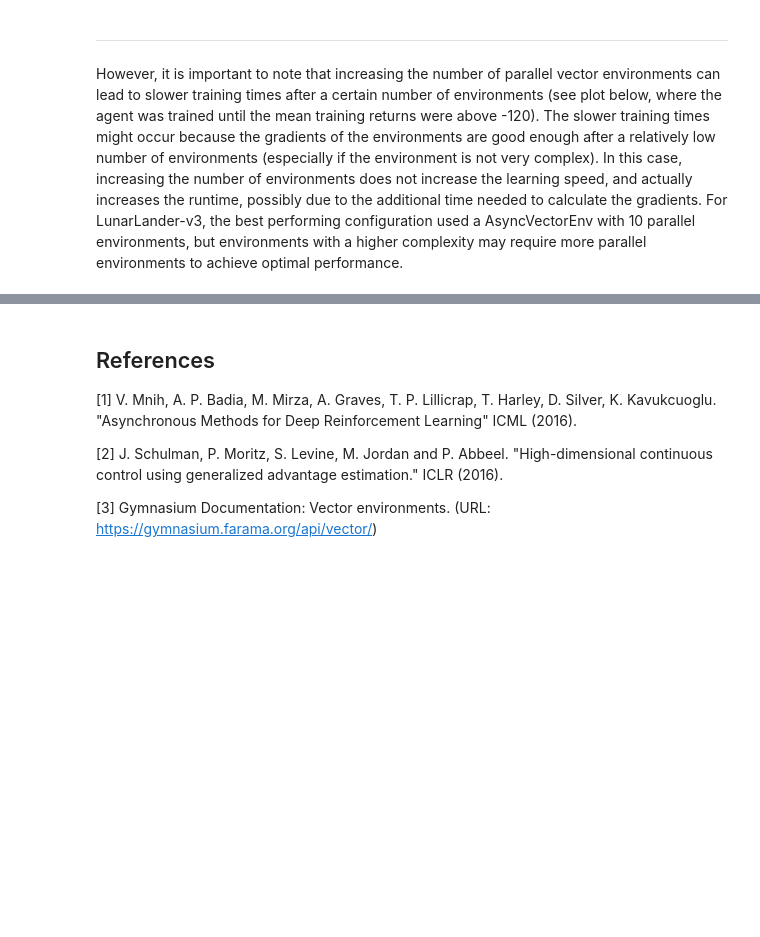
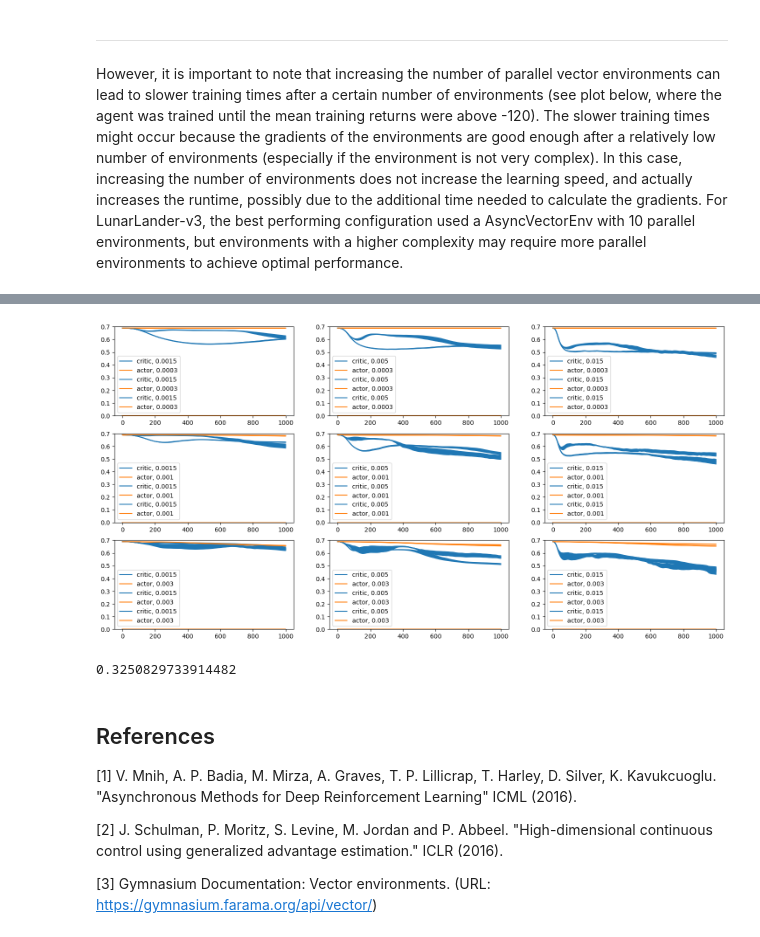
Before and after one commit to NeuroAIHub/EISep, a Jupyter notebook: docs/examples/vector_a2c_batch.ipynb, the cells around one changed output, grey strips where cells are left out. Saved outputs shown, nothing was run; the diff lists cells and outputs as text; code cells hidden in the pictures; blank space fills up the shorter version.

```diff
--- a/docs/examples/vector_a2c_batch.ipynb
+++ b/docs/examples/vector_a2c_batch.ipynb
@@ -284,10 +299,11 @@ critic_lrs = [0.0015, 0.005, 0.015]
 simple_type = 'rnn'
 ei_type = 'eisep'
 ## lack: absolute_eisep, colei_sgd, colei_adam
+stop_eie_fraction = 1.0
 for actor_lr in actor_lrs:
     for critic_lr in critic_lrs:
         for config in configurations:
             print(f"Training configuration: {config}, actor_lr: {actor_lr}, critic_lr: {critic_lr}")
             info = train(configuration=config, n_updates=1000, actor_lr=actor_lr, critic_lr=critic_lr,
-                  simple_type=simple_type, ei_type=ei_type)
+                  simple_type=simple_type, ei_type=ei_type, stop_eie_fraction=stop_eie_fraction)
 # %% [output]
@@ -355,6 +372,64 @@ with 10 parallel environments, but environments with a higher complexity may req
 parallel environments to achieve optimal performance.
 # %% [markdown]
 <img src="file://_static/img/tutorials/vector_env_runtime_until_threshold.png" alt="runtime_until_threshold_plot">
+# %%
+
+actor_lrs = [0.0003, 0.001, 0.003]
+critic_lrs = [0.0015, 0.005, 0.015]
+configurations = ['eisep_actor','eisep_critic','eisep_all']
+n_showcase_episodes = 20
+n_seed = 5
+n_updates = 1000
+critic_ei_entropy_losses = np.zeros((len(actor_lrs), len(critic_lrs), len(configurations), n_seed, n_updates))
+actor_ei_entropy_losses = np.zeros((len(actor_lrs), len(critic_lrs), len(configurations), n_seed, n_updates))
+simple_type = 'rnn'
+ei_type = 'eisep'
+fig, ax = plt.subplots(3,3,figsize=(18,9))
+for a, actor_lr in enumerate(actor_lrs):
+    for c, critic_lr in enumerate(critic_lrs):
+        for i, configuration in enumerate(configurations):
+            # env_name = "LunarLander-v3"
+            # n_envs = 1
+            # randomize_domain = False
+            # hidden_size = 64
+            # # environment setup
+            # env = gym.make(env_name, max_episode_steps=500)
+            # obs_shape = env.observation_space.shape[0]
+            # action_shape = env.action_space.n
+            # action_dim = 1
+            if configuration == 'simple':
+                info_path = f'./rl/result/lunarlander/simple_{simple_type}_ei_eisep/critic_{critic_lr}_actor_{actor_lr}/{configuration}.pkl'
+            else:
+                info_path = f'./rl/result/lunarlander/NoEnt_{stop_eie_fraction}_simple_{simple_type}_ei_{ei_type}/critic_{critic_lr}_actor_{actor_lr}/{configuration}.pkl'
+            with open(info_path, 'rb') as f:
+                info = pkl.load(f)
+            net_state_dicts = info['net_state_dict']
+            critic_ei_entropy_loss = info['critic_ei_entropy_loss'] # (n_seed, n_sample_phase)
+            actor_ei_entropy_loss = info['actor_ei_entropy_loss']  # (n_seed, n_sample_phase)
+            # critic_ei_entropy_loss = info['critic_loss'] # (n_seed, n_sample_phase)
+            # actor_ei_entropy_loss = info['actor_loss']  # (n_seed, n_sample_phase)
+            mean_critic_eie = critic_ei_entropy_loss.mean(0)
+            ste_critic_eie = critic_ei_entropy_loss.std(0)/np.sqrt(n_seed)
+            mean_actor_eie = actor_ei_entropy_loss.mean(0)
+            ste_actor_eie = actor_ei_entropy_loss.std(0)/np.sqrt(n_seed)
+            ax[a,c].plot(np.arange(n_updates), mean_critic_eie, color='C0', label=f'critic, {critic_lr}')
+            ax[a,c].fill_between(np.arange(n_updates), mean_critic_eie-ste_critic_eie,
+                                mean_critic_eie+ste_critic_eie, color='C0')
+            ax[a,c].plot(np.arange(n_updates), mean_actor_eie, color='C1', label=f'actor, {actor_lr}')
+            ax[a,c].fill_between(np.arange(n_updates), mean_actor_eie-ste_actor_eie,
+                                mean_actor_eie+ste_actor_eie, color='C1')
+            ax[a,c].legend()
+            ax[a,c].set_ylim(0,0.7)
+            # ax[a,c].hlines(0.5, 0, n_updates, colors='k', linestyles='dashed')
+plt.show()
+# %% [output]
+[figure, added]
+# %%
+def entropy(p):
+    return -p*np.log(p)-(1-p)*np.log(1-p)
+print(entropy(0.1))
+# %% [output]
+0.3250829733914482
 # %% [markdown]
 ## References
 
```
Also changed, not shown: parts of 10 cells of this notebook, 9 other files.
